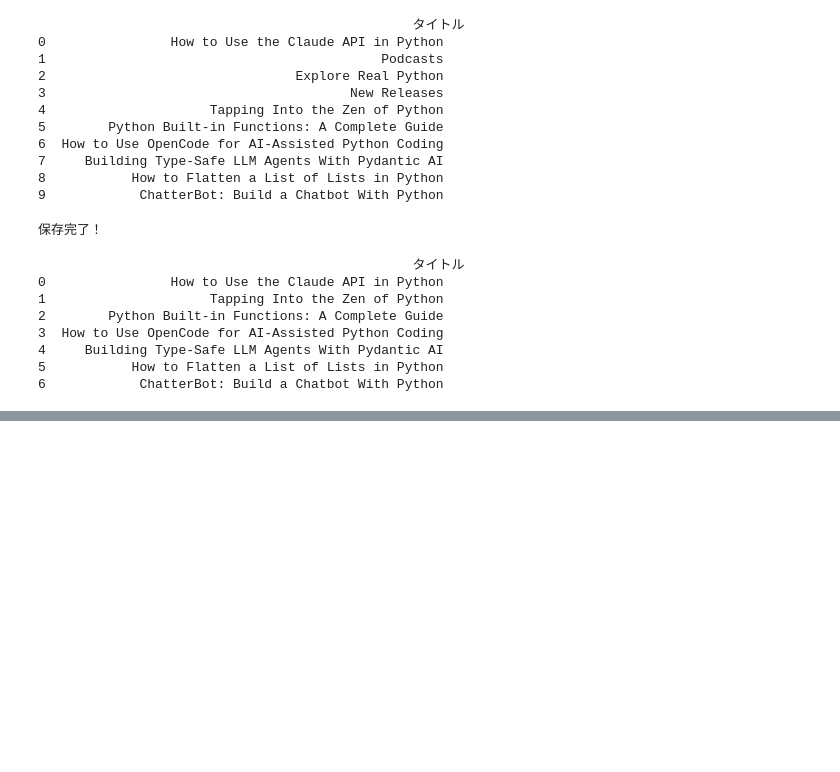
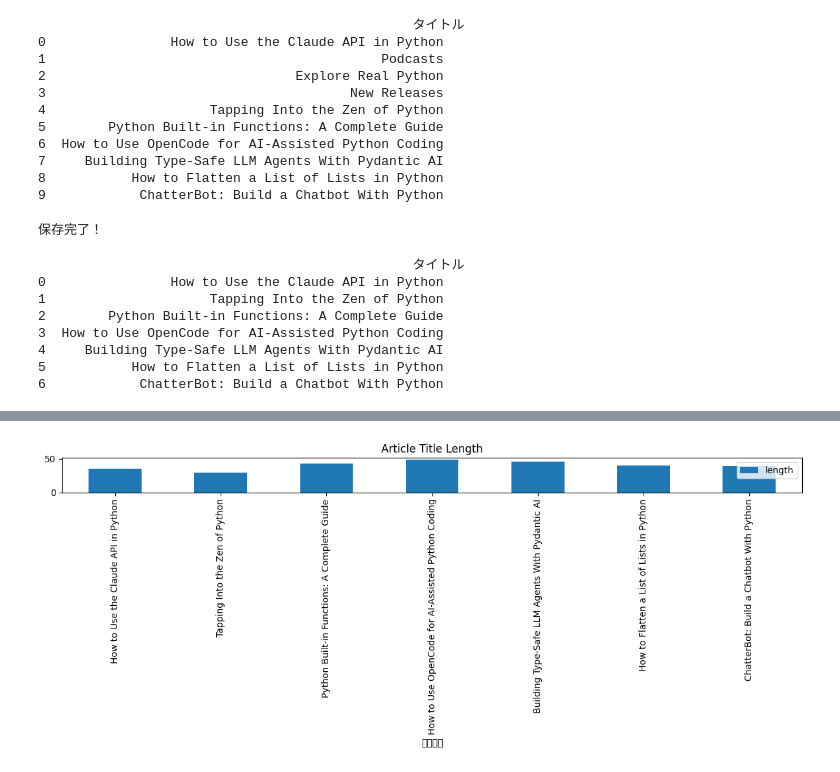
Before and after one commit to ryuhyeongon-png/hyonhyon, a Jupyter notebook: Untitled1.ipynb, the cells around one changed output, grey strips where cells are left out. Drawn from its saved outputs; the diff is of its cells as text; code cells hidden in the pictures; blank space fills up the shorter version.

```diff
--- a/Untitled1.ipynb
+++ b/Untitled1.ipynb
@@ -204,3 +204,28 @@ print(df2)
 4     Building Type-Safe LLM Agents With Pydantic AI
 5           How to Flatten a List of Lists in Python
 6            ChatterBot: Build a Chatbot With Python
+# %%
+import requests
+from bs4 import BeautifulSoup
+import csv
+from datetime import datetime
+
+url = "https://realpython.com"
+response = requests.get(url)
+soup = BeautifulSoup(response.text, "html.parser")
+
+articles = soup.find_all("h2")
+除外 = ["Podcasts", "Explore Real Python", "New Releases"]
+
+今日の日付 = datetime.now().strftime("%Y-%m-%d")
+ファイル名 = f"articles_{今日の日付}.csv"
+
+with open(ファイル名, "w", newline="", encoding="utf-8") as f:
+    writer = csv.writer(f)
+    writer.writerow(["日付", "タイトル"])
+    for article in articles[:10]:
+        text = article.text.strip()
+        if text and text not in 除外:
+            writer.writerow([今日の日付, text])
+
+print(f"{ファイル名} に保存完了！")
@@ -206,0 +234,8 @@ print(df2)
+# %%
+import pandas as pd
+import glob
+
+# すべてのCSVファイルを読み込んでまとめる
+files = glob.glob("articles_*.csv")
+df_all = pd.concat([pd.read_csv(f) for f in files])
+print(df_all)
@@ -206,0 +251,9 @@ print(df2)
+# %%
+import matplotlib.pyplot as plt
+
+df_all['length'] = df_all['タイトル'].apply(len)
+df_all.plot(kind='bar', x='タイトル', y='length', figsize=(12,5))
+plt.title("Article Title Length")
+plt.tight_layout()
+plt.show()
+# %% [output]
@@ -206,0 +277 @@ print(df2)
+[figure, added]
```
Also changed, not shown: parts of 3 cells of this notebook.
